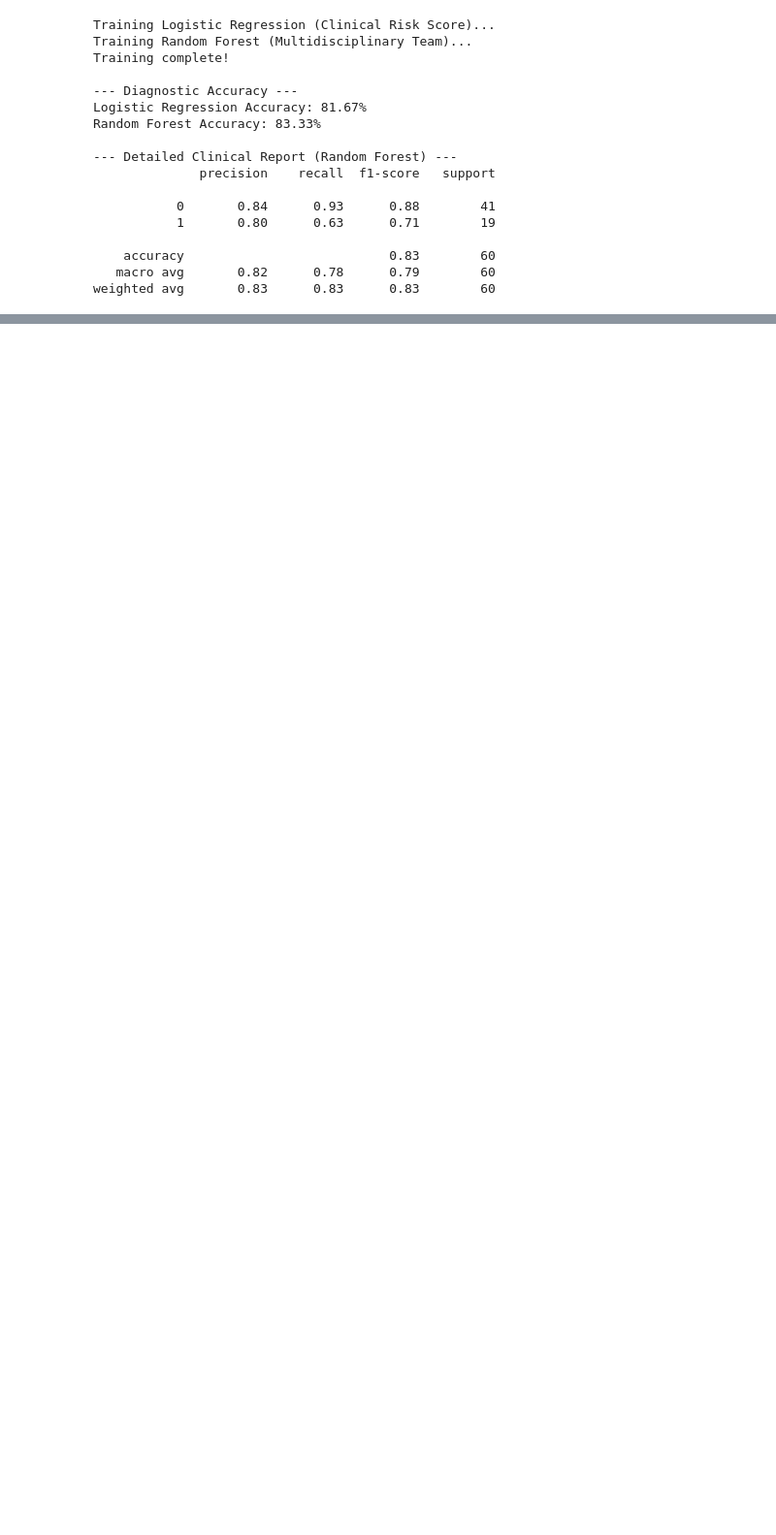
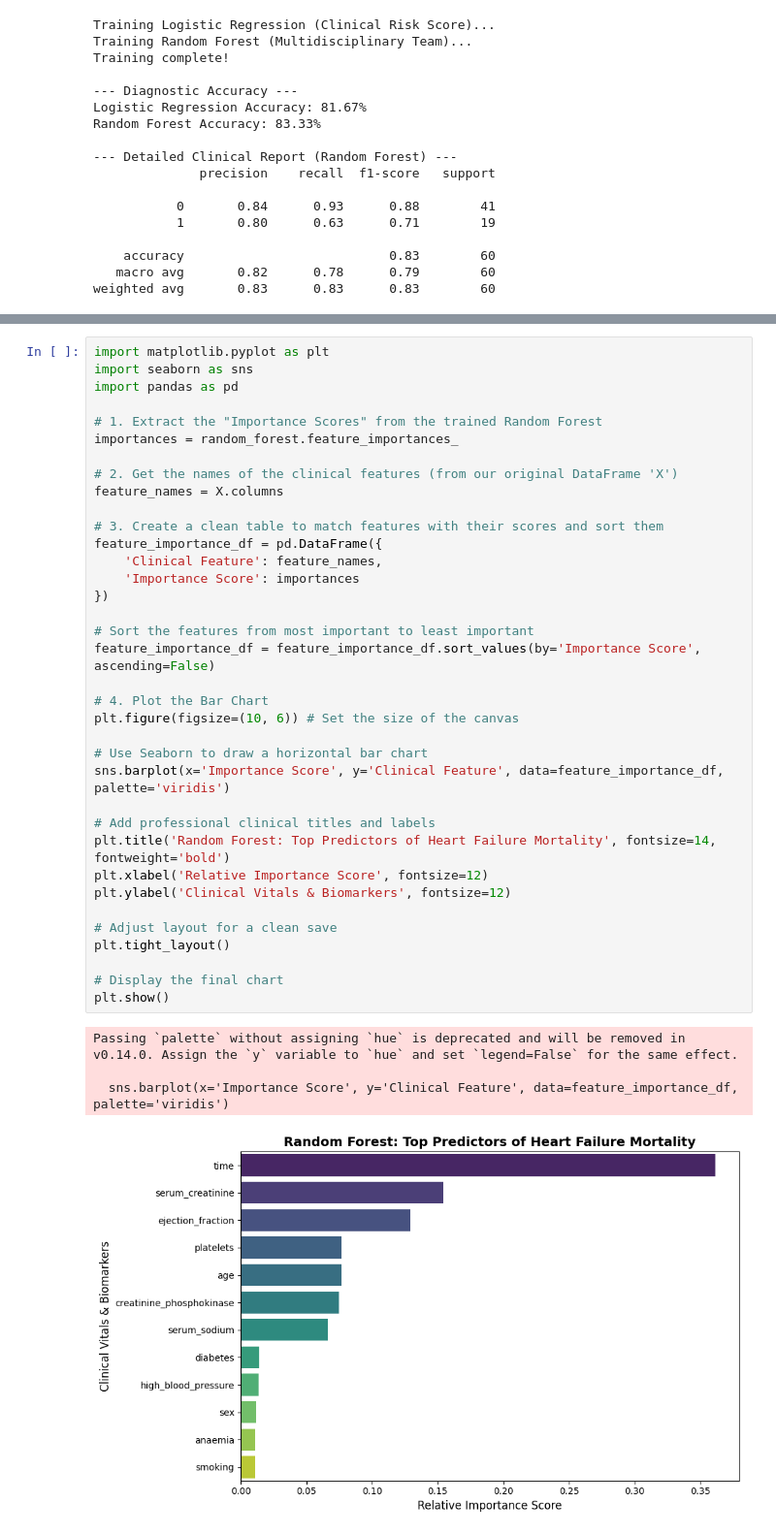
Before and after one commit to IOSAData/heart-failure-prediction-model, a Jupyter notebook: Heart_Failure_Prediction_Project.ipynb, the cells around one changed output, grey strips where cells are left out. Shown at 97% size. Cells and saved outputs as stored; diff of their text form; blank space fills up the shorter version.

```diff
--- a/Heart_Failure_Prediction_Project.ipynb
+++ b/Heart_Failure_Prediction_Project.ipynb
@@ -197,0 +205,41 @@ weighted avg       0.83      0.83      0.83        60
+# %%
+import matplotlib.pyplot as plt
+import seaborn as sns
+import pandas as pd
+
+# 1. Extract the "Importance Scores" from the trained Random Forest
+importances = random_forest.feature_importances_
+
+# 2. Get the names of the clinical features (from our original DataFrame 'X')
+feature_names = X.columns
+
+# 3. Create a clean table to match features with their scores and sort them
+feature_importance_df = pd.DataFrame({
+    'Clinical Feature': feature_names,
+    'Importance Score': importances
+})
+
+# Sort the features from most important to least important
+feature_importance_df = feature_importance_df.sort_values(by='Importance Score', ascending=False)
+
+# 4. Plot the Bar Chart
+plt.figure(figsize=(10, 6)) # Set the size of the canvas
+
+# Use Seaborn to draw a horizontal bar chart
+sns.barplot(x='Importance Score', y='Clinical Feature', data=feature_importance_df, palette='viridis')
+
+# Add professional clinical titles and labels
+plt.title('Random Forest: Top Predictors of Heart Failure Mortality', fontsize=14, fontweight='bold')
+plt.xlabel('Relative Importance Score', fontsize=12)
+plt.ylabel('Clinical Vitals & Biomarkers', fontsize=12)
+
+# Adjust layout for a clean save
+plt.tight_layout()
+
+# Display the final chart
+plt.show()
+# %% [output]
+Passing `palette` without assigning `hue` is deprecated and will be removed in v0.14.0. Assign the `y` variable to `hue` and set `legend=False` for the same effect.
+
+  sns.barplot(x='Importance Score', y='Clinical Feature', data=feature_importance_df, palette='viridis')
+[figure, added]
```
Also changed, not shown: parts of 1 cell of this notebook.
